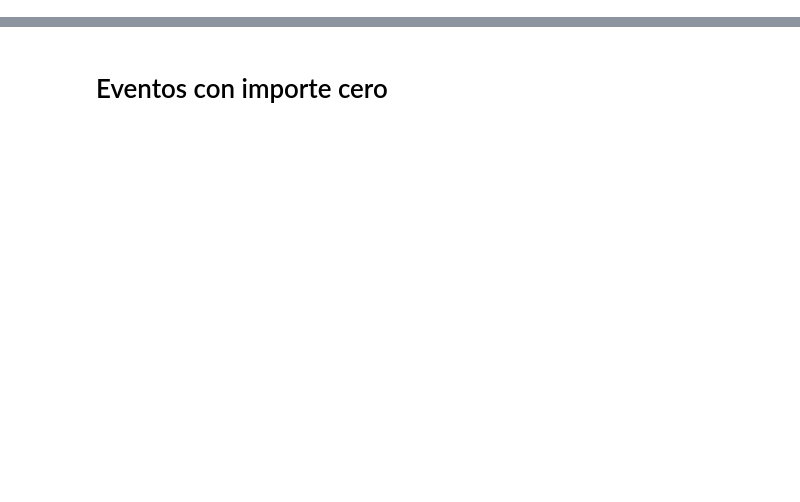
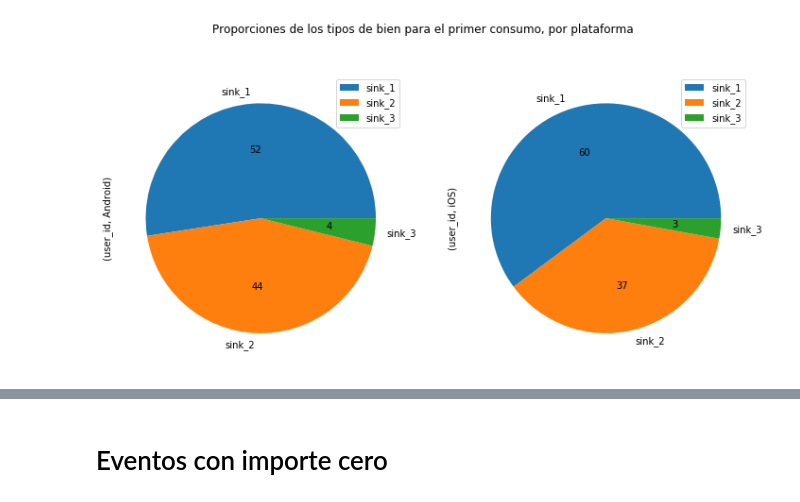
Before and after one commit to melik-data-challenges/etermax-challenge, a Jupyter notebook: etermax-challenge.ipynb, the cells around one changed output, grey strips where cells are left out. Drawn from its saved outputs; the diff is of its cells as text; code cells hidden in the pictures; blank space fills up the shorter version.

```diff
--- a/etermax-challenge.ipynb
+++ b/etermax-challenge.ipynb
@@ -139,0 +127,6 @@ display(df.user_creation_time.max())
+# %%
+main_sink = (df_first / df_first.sum() * 100) > 1
+df_first[main_sink].dropna().plot.pie(autopct='%0.0f', subplots=True, figsize=(12,6));
+plt.suptitle('Proporciones de los tipos de bien para el primer consumo, por plataforma');
+# %% [output]
+[figure, added]
```
Also changed, not shown: parts of 65 cells of this notebook, 1 other file.
